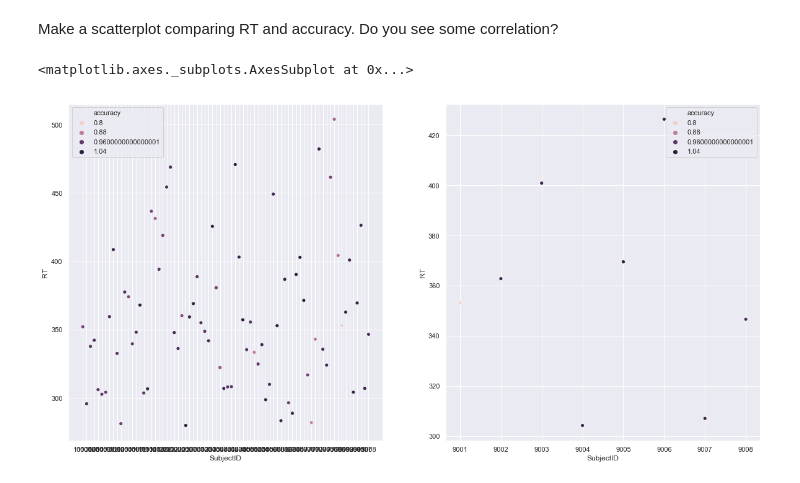
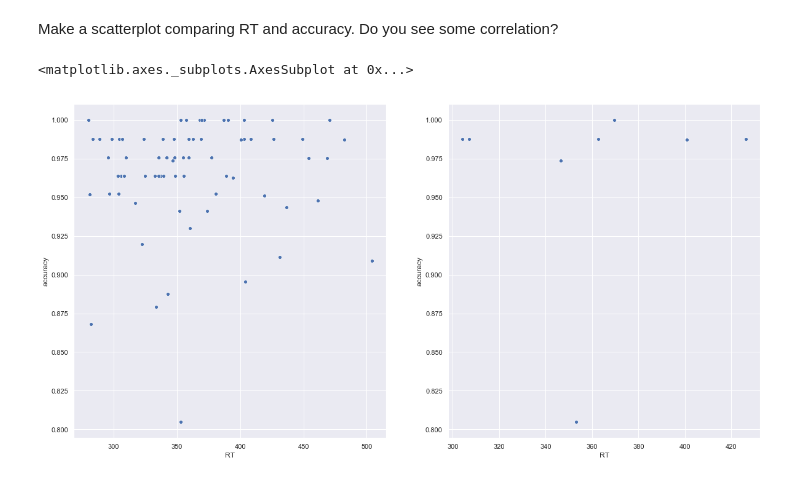
Before and after one commit to NBP-ACC/week-4-acc_2, a Jupyter notebook: sheet02.ipynb, the cells around one changed output. Saved outputs shown, nothing was run; the diff lists cells and outputs as text; code cells hidden in the pictures.

```diff
--- a/sheet02.ipynb
+++ b/sheet02.ipynb
@@ -260,10 +252,12 @@ Compare two datasets and relate it with CLT. Write your opinion here.
 Make a scatterplot comparing RT and accuracy. Do you see some correlation?
 # %%
 figs, axes = plt.subplots(nrows=1, ncols=2, figsize=(20,10))
+
 # RT & accuracy of all groups
-sns.scatterplot(data=df_all_avg, x = df_all_avg.index.get_level_values('SubjectID'), y='RT', hue='accuracy', ax=axes[0])
+sns.scatterplot(data=df_all_avg, x = 'RT', y ='accuracy', ax=axes[0])
+
 # RT & accuracy of Group 2
-sns.scatterplot(data=df_concatenated_avg, x = df_concatenated_avg.index.get_level_values('SubjectID'), y='RT', hue='accuracy', ax=axes[1])
+sns.scatterplot(data=df_concatenated_avg, x = 'RT', y= 'accuracy', ax=axes[1])
 # %% [output]
 <matplotlib.axes._subplots.AxesSubplot at 0x...>
-[figure, old version]
+[figure, new version]
```
Also changed, not shown: parts of 3 cells of this notebook.
